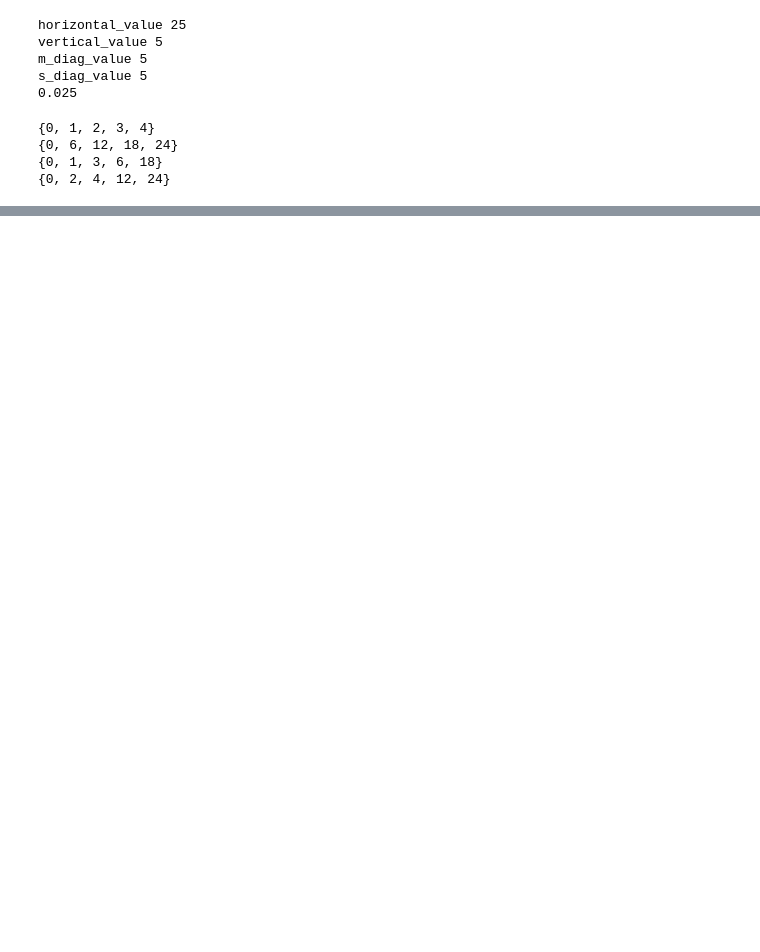
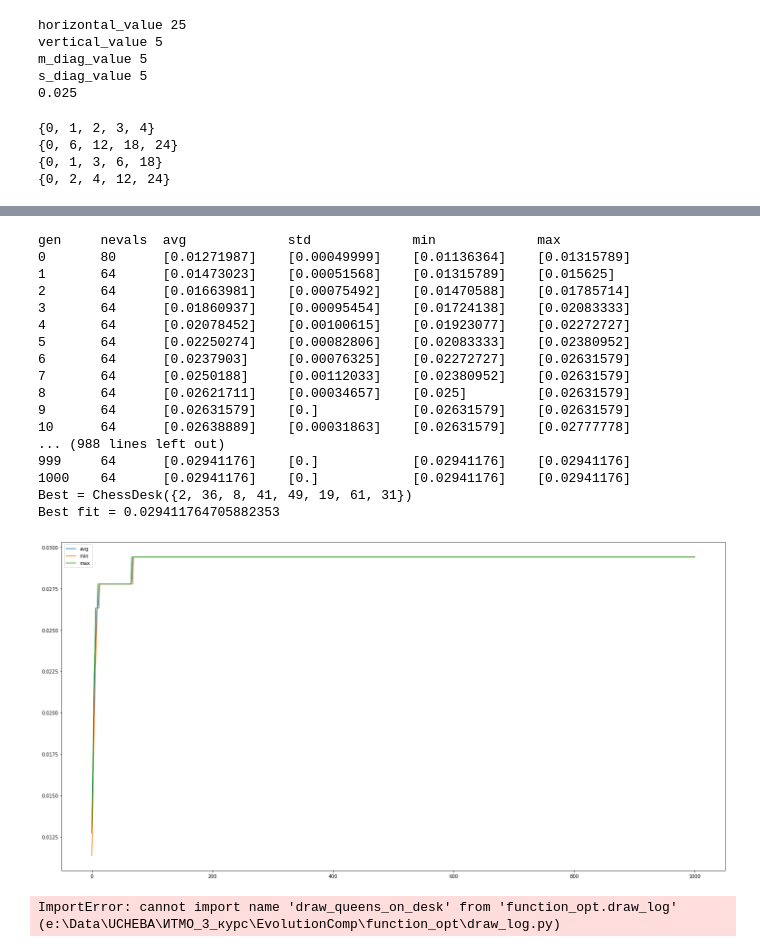
Before and after one commit to vandosik/EvolutionComp, a Jupyter notebook: lab2.ipynb, the cells around one changed output, grey strips where cells are left out. Saved outputs shown, nothing was run; the diff lists cells and outputs as text; code cells hidden in the pictures; blank space fills up the shorter version.

```diff
--- a/lab2.ipynb
+++ b/lab2.ipynb
@@ -242,7 +242,7 @@ class QueenProblem:
         self.engine.register("evaluate", self.fitness)
 
     def run(self):
-        pop_size = self.queen_number * 30
+        pop_size = self.queen_number * 10
         iterations = 1000
 
         pop = self.engine.population(pop_size)
@@ -259,17 +259,17 @@ class QueenProblem:
         print("Best = {}".format(hof[0]))
         print("Best fit = {}".format(hof[0].fitness.values[0]))
 
-        return pop, log
+        return pop, log, hof[0]
 # %%
 def solve_queen_problem(queen_number: int):
     queen_number = queen_number
     # rnd.seed(10)
-    initial_queen_pool_number = queen_number * 700
+    initial_queen_pool_number = queen_number * 600
 
     # Only unique
     initial_queen_pool = {rnd.randint(0, queen_number) for i in range(initial_queen_pool_number)}
     problem = QueenProblem(queen_number, list(initial_queen_pool))
-    pop, log = problem.run()
+    pop, log, best_desk = problem.run()
 
-    return pop, log
+    return pop, log, best_desk
 # %%
@@ -302,0 +279,29 @@ ValueError: 'y1' is not 1-dimensional
+# %%
+pop,log, desk = solve_queen_problem(queen_number = 8)
+
+draw_log(log)
+# %% [output]
+gen     nevals  avg             std             min             max
+0       80      [0.01271987]    [0.00049999]    [0.01136364]    [0.01315789]
+1       64      [0.01473023]    [0.00051568]    [0.01315789]    [0.015625]
+2       64      [0.01663981]    [0.00075492]    [0.01470588]    [0.01785714]
+3       64      [0.01860937]    [0.00095454]    [0.01724138]    [0.02083333]
+4       64      [0.02078452]    [0.00100615]    [0.01923077]    [0.02272727]
+5       64      [0.02250274]    [0.00082806]    [0.02083333]    [0.02380952]
+6       64      [0.0237903]     [0.00076325]    [0.02272727]    [0.02631579]
+7       64      [0.0250188]     [0.00112033]    [0.02380952]    [0.02631579]
+8       64      [0.02621711]    [0.00034657]    [0.025]         [0.02631579]
+9       64      [0.02631579]    [0.]            [0.02631579]    [0.02631579]
+10      64      [0.02638889]    [0.00031863]    [0.02631579]    [0.02777778]
+... (988 lines left out)
+999     64      [0.02941176]    [0.]            [0.02941176]    [0.02941176]
+1000    64      [0.02941176]    [0.]            [0.02941176]    [0.02941176]
+Best = ChessDesk({2, 36, 8, 41, 49, 19, 61, 31})
+Best fit = 0.029411764705882353
+[figure, added]
+# %%
+from function_opt.draw_log import draw_queens_on_desk
+
+draw_queens_on_desk(desk)
+# %% [output]
+ImportError: cannot import name 'draw_queens_on_desk' from 'function_opt.draw_log' (e:\Data\UCHEBA\ИТМО_3_курс\EvolutionComp\function_opt\draw_log.py)
```
Also changed, not shown: parts of 3 cells of this notebook, 1 other file.
